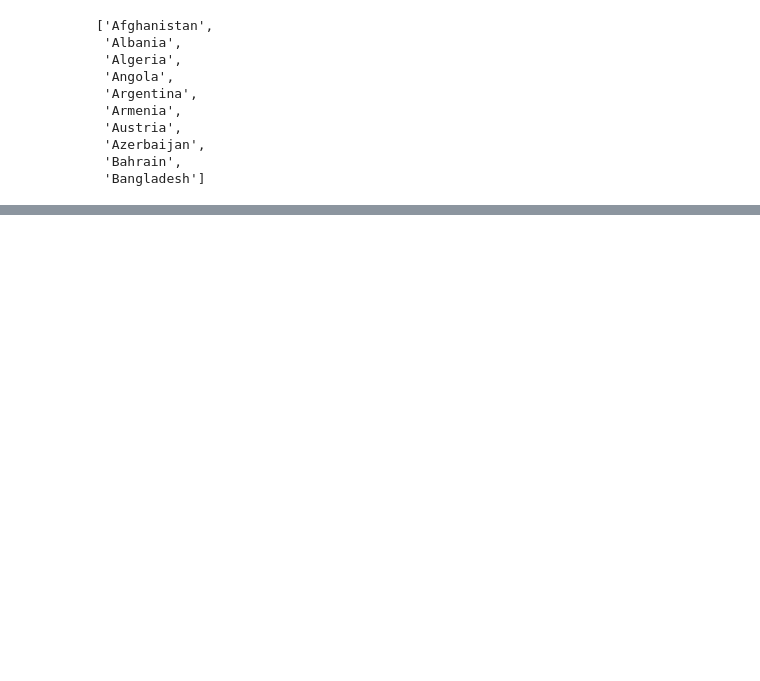
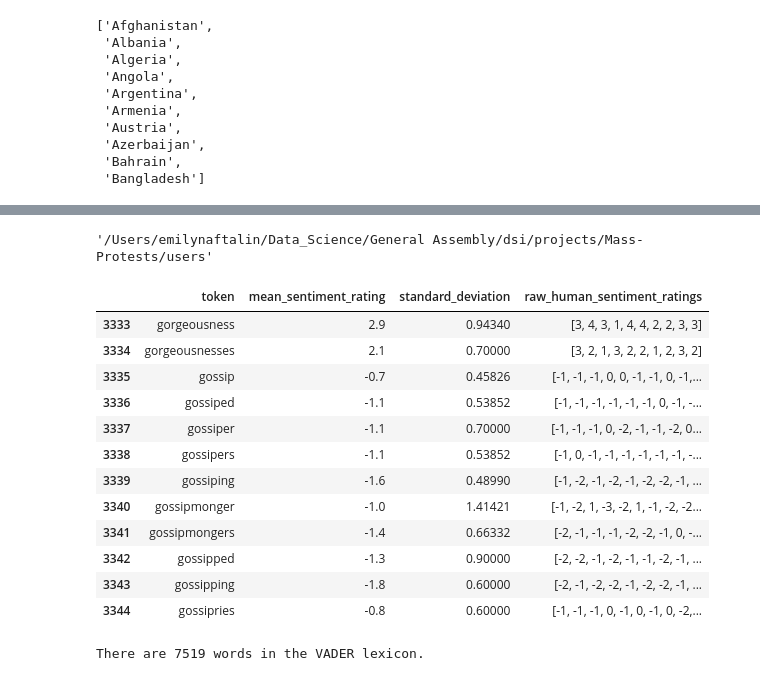
Before and after one commit to EmFib/Mass-Protests, a Jupyter notebook: users/sentiment_analysis.ipynb, the cells around one changed output, grey strips where cells are left out. Drawn from its saved outputs; the diff is of its cells as text; code cells hidden in the pictures; blank space fills up the shorter version.

Commit message:
baseline sentiment analysis work

```diff
--- a/users/sentiment_analysis.ipynb
+++ b/users/sentiment_analysis.ipynb
@@ -122,0 +248,26 @@ standardize_text(mass, 'notes_clean')
+# %%
+pwd
+# %% [output]
+'/Users/emilynaftalin/Data_Science/General Assembly/dsi/projects/Mass-Protests/users'
+# %%
+# code from Paul
+vader_lexicon = pd.read_csv('../data/vader_lexicon.txt', sep='\t', header=0, names=['token', 'mean_sentiment_rating', 'standard_deviation', 'raw_human_sentiment_ratings'])
+vader_lexicon.iloc[3333:3345]
+# %% [output]
+|  | token | mean_sentiment_rating | standard_deviation | raw_human_sentiment_ratings |
+| 3333 | gorgeousness | 2.9 | 0.94340 | [3, 4, 3, 1, 4, 4, 2, 2, 3, 3] |
+| 3334 | gorgeousnesses | 2.1 | 0.70000 | [3, 2, 1, 3, 2, 2, 1, 2, 3, 2] |
+| 3335 | gossip | -0.7 | 0.45826 | [-1, -1, -1, 0, 0, -1, -1, 0, -1,... |
+| 3336 | gossiped | -1.1 | 0.53852 | [-1, -1, -1, -1, -1, -1, 0, -1, -... |
+| 3337 | gossiper | -1.1 | 0.70000 | [-1, -1, -1, 0, -2, -1, -1, -2, 0... |
+| 3338 | gossipers | -1.1 | 0.53852 | [-1, 0, -1, -1, -1, -1, -1, -1, -... |
+| 3339 | gossiping | -1.6 | 0.48990 | [-1, -2, -1, -2, -1, -2, -2, -1, ... |
+| 3340 | gossipmonger | -1.0 | 1.41421 | [-1, -2, 1, -3, -2, 1, -1, -2, -2... |
+| 3341 | gossipmongers | -1.4 | 0.66332 | [-2, -1, -1, -1, -2, -2, -1, 0, -... |
+| 3342 | gossipped | -1.3 | 0.90000 | [-2, -2, -1, -2, -1, -1, -2, -1, ... |
+| 3343 | gossipping | -1.8 | 0.60000 | [-2, -1, -2, -2, -1, -2, -2, -1, ... |
+| 3344 | gossipries | -0.8 | 0.60000 | [-1, -1, -1, 0, -1, 0, -1, 0, -2,... |
+# %%
+print (f'There are {vader_lexicon.shape[0]} words in the VADER lexicon.' )
+# %% [output]
+There are 7519 words in the VADER lexicon.
```
Also changed, not shown: parts of 52 cells of this notebook, 3 other files.
